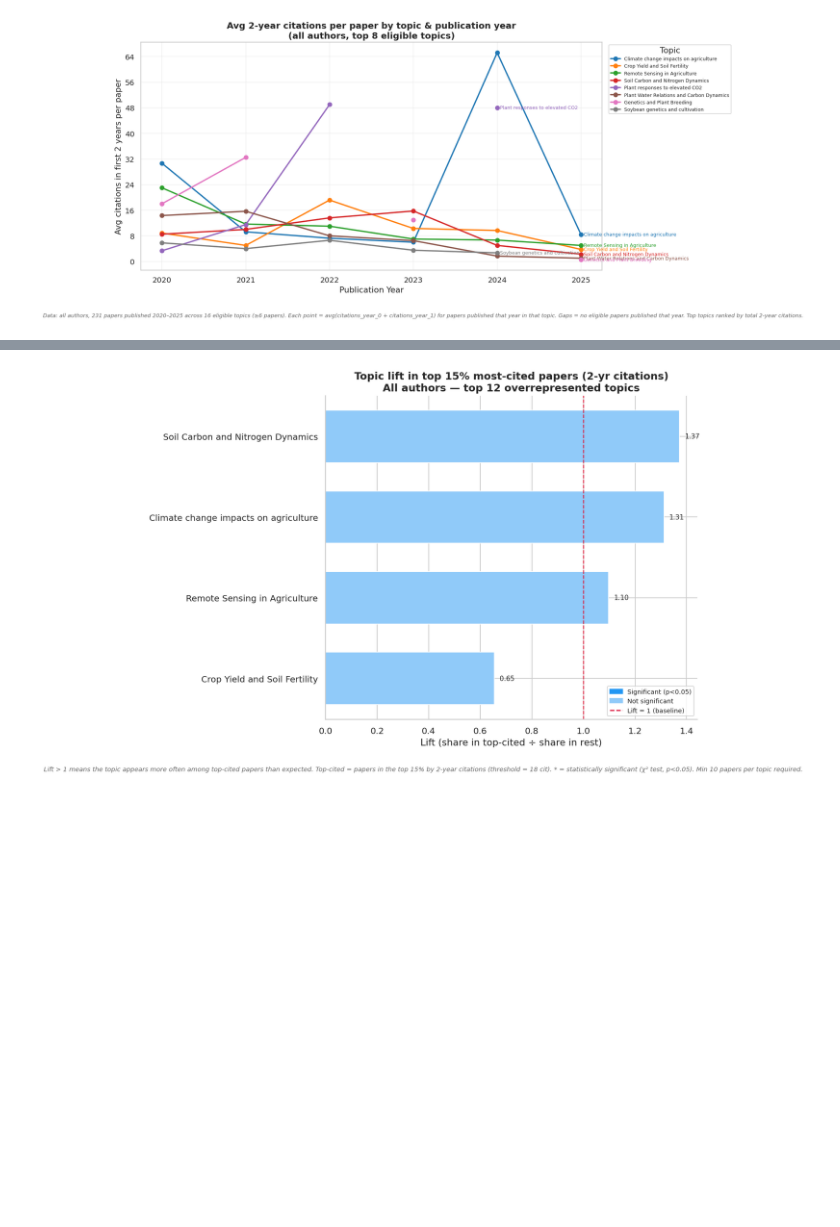
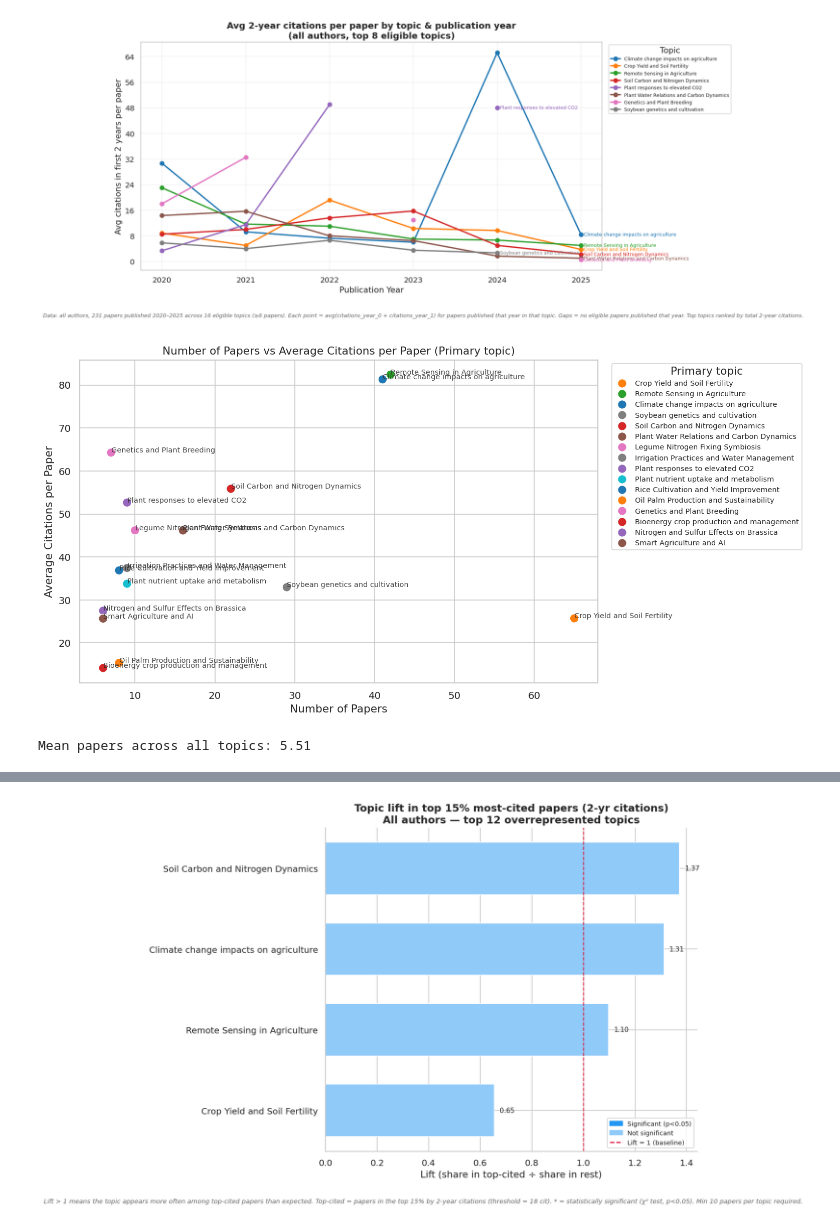
Before and after one commit to Ciampitti-Lab/PublicationAnalysis, a Jupyter notebook: books/All_Authors_analysis.ipynb, the cells around one changed output, grey strips where cells are left out. Drawn from its saved outputs; the diff is of its cells as text; code cells hidden in the pictures; blank space fills up the shorter version.

```diff
--- a/books/All_Authors_analysis.ipynb
+++ b/books/All_Authors_analysis.ipynb
@@ -21,7 +21,8 @@ from scipy.stats import chi2_contingency, gaussian_kde
 ACTUAL_Y    = 2025
 PLOT_START  = 2020
 PLOT_END    = 2025
-TOPIC_COL   = "primary_topic"
+TOPIC_COL = "primary_topic"
+TOPIC_LEVEL_LABEL = TOPIC_COL.replace("topic_", "").replace("_", " ").capitalize()
 JOURNAL_COL = "journal_display_name"
 DATA_PATH   = "filtered_all_df_corr.csv"   # adjust if needed
 
@@ -32,7 +33,7 @@ def load_all():
     df = pd.read_csv(DATA_PATH)
     df["publication_year"] = pd.to_numeric(df["publication_year"], errors="coerce")
     cit_cols = [c for c in df.columns if c.startswith("citations_year_")]
-    df[cit_cols] = df[cit_cols].apply(pd.to_numeric, errors="coerce")hi
+    df[cit_cols] = df[cit_cols].apply(pd.to_numeric, errors="coerce")
     df["cit_2yr"] = df["citations_year_0"].fillna(0) + df["citations_year_1"].fillna(0)
     return df, cit_cols
 
@@ -213,3 +214,60 @@ plt.subplots_adjust(bottom=0.12)
 plt.show()
 # %% [output]
 [figure]
+# %%
+topic_summary = (
+    filtered_all_df_corr[[TOPIC_COL, "article_id", "total_citations"]]
+    .dropna(subset=[TOPIC_COL, "article_id", "total_citations"])
+    .groupby(TOPIC_COL, as_index=False)
+    .agg(
+        n_papers=("article_id", "nunique"),
+        avg_citations_per_paper=("total_citations", "mean"),
+    )
+)
+
+mean_papers_topics = topic_summary["n_papers"].mean()
+topic_summary = (
+    topic_summary[topic_summary["n_papers"] >= mean_papers_topics]
+    .sort_values("n_papers", ascending=False)
+)
+
+topics_order = topic_summary[TOPIC_COL].tolist()
+base_palette = sns.color_palette("tab10", n_colors=max(len(topics_order), 10))
+
+topic_palette = {
+        topic: topic_color.get(topic, base_palette[i % len(base_palette)])
+        for i, topic in enumerate(topics_order)
+    }
+
+
+plt.figure(figsize=(12, 6))
+ax = sns.scatterplot(
+    data=topic_summary,
+    x="n_papers",
+    y="avg_citations_per_paper",
+    hue=TOPIC_COL,
+    palette=topic_palette,
+    s=95,
+)
+
+for _, row in topic_summary.iterrows():
+    plt.text(
+        row["n_papers"] + 0.03,
+        row["avg_citations_per_paper"] + 0.03,
+        str(row[TOPIC_COL]),
+        fontsize=8,
+        alpha=0.85,
+    )
+
+plt.title(f"Number of Papers vs Average Citations per Paper ({TOPIC_LEVEL_LABEL})")
+plt.xlabel("Number of Papers")
+plt.ylabel("Average Citations per Paper")
+ax.legend(title=TOPIC_LEVEL_LABEL, bbox_to_anchor=(1.02, 1), loc="upper left", fontsize=8)
+plt.tight_layout()
+plt.show()
+
+print(f"Mean papers across all topics: {mean_papers_topics:.2f}")
+# topic_summary
+# %% [output]
+[figure, added]
+Mean papers across all topics: 5.51
```
Also changed, not shown: parts of 3 cells of this notebook, 1 other file.
